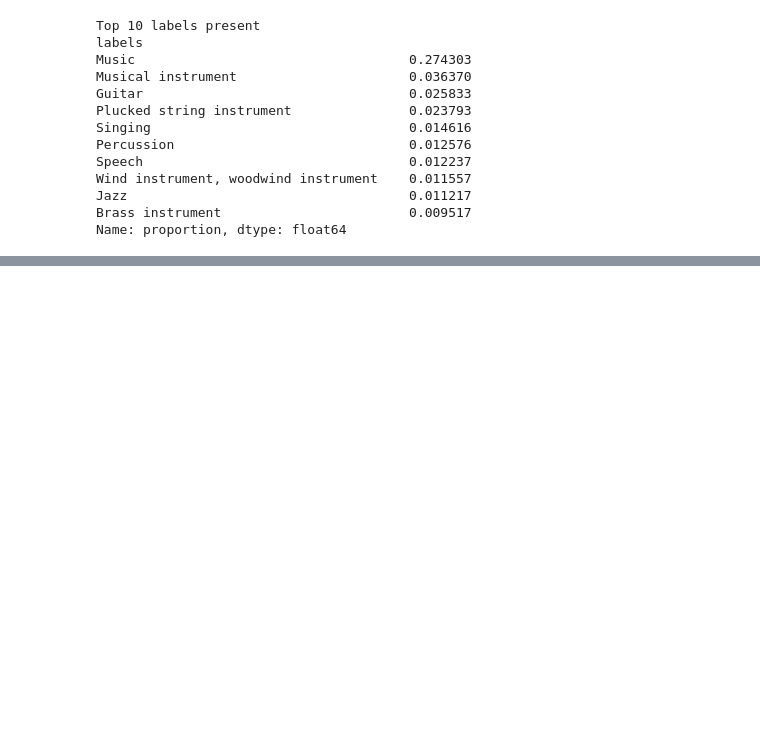
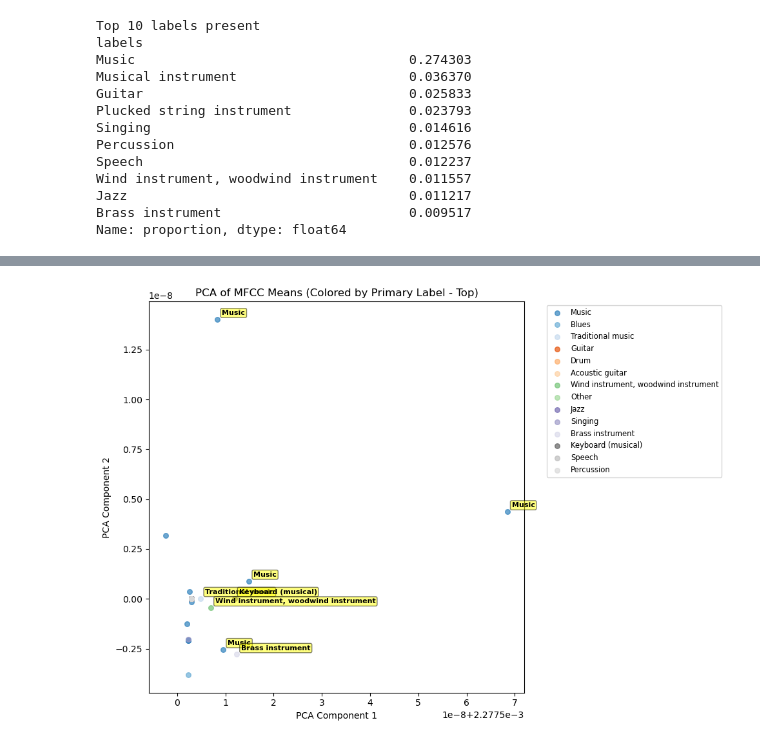
Before and after one commit to akar247/AudioLDM, a Jupyter notebook: Assignment 2.ipynb, the cells around one changed output, grey strips where cells are left out. Saved outputs shown, nothing was run; the diff lists cells and outputs as text; code cells hidden in the pictures; blank space fills up the shorter version.

```diff
--- a/Assignment 2.ipynb
+++ b/Assignment 2.ipynb
@@ -264,7 +208,7 @@ DataFrame loaded with 5521 rows. Columns: ['ytid', 'start_s', 'end_s', 'audioset
 dataroot = 'music_data/'
 wav_files = os.listdir('music_data')
 # %%
-audio, sr = librosa.load(dataroot + wav_files[0], sr=None)
+audio, sr = librosa.load(dataroot + wav_files[1], sr=None)
 ipd.Audio(audio, rate=sr)
 # %% [output]
 [interactive output not drawn]
@@ -393,0 +362,9 @@ Name: proportion, dtype: float64
+# %%
+def primary_label(labels):
+    for lb in labels:
+        if lb in top_labels:
+            return lb
+    return 'Other'
+# %%
+data['primary_label'] = data['labels'].apply(primary_label)
+data.head(1)
@@ -393,0 +400,42 @@ Name: proportion, dtype: float64
+# %%
+mfcc_array = np.vstack(mfcc_means)
+
+pca = PCA(n_components=2)
+mfcc_pca = pca.fit_transform(mfcc_array)
+distances = np.linalg.norm(mfcc_pca, axis=1)
+threshold = np.percentile(distances, 99)
+# %%
+# 2D scatter, colored by primary_label
+plt.figure(figsize=(10, 7))
+unique_labels = data["primary_label"].unique()
+colors = plt.cm.get_cmap("tab20c", len(unique_labels))
+
+for i, lbl in enumerate(unique_labels):
+    indices = data[data["primary_label"] == lbl].index
+    plt.scatter(mfcc_pca[indices, 0], mfcc_pca[indices, 1],
+                label=lbl, s=30, alpha=0.7, color=colors(i))
+
+outlier_idxs = np.where(distances > threshold)[0]
+for idx in outlier_idxs:
+    x, y = mfcc_pca[idx]
+    lbl = data.loc[idx, "primary_label"]
+    plt.annotate(
+        lbl,
+        xy=(x, y),
+        xytext=(5, 5),              # shift text by 5 points in x and y
+        textcoords="offset points",
+        fontsize=8,
+        weight="bold",
+        color="black",
+        bbox=dict(boxstyle="round,pad=0.2", fc="yellow", alpha=0.5))
+
+
+
+plt.title("PCA of MFCC Means (Colored by Primary Label - Top)")
+plt.xlabel("PCA Component 1")
+plt.ylabel("PCA Component 2")
+plt.legend(bbox_to_anchor=(1.05, 1), loc='upper left', fontsize='small')
+plt.tight_layout()
+plt.show()
+# %% [output]
+[figure, added]
```
Also changed, not shown: parts of 11 cells of this notebook.
